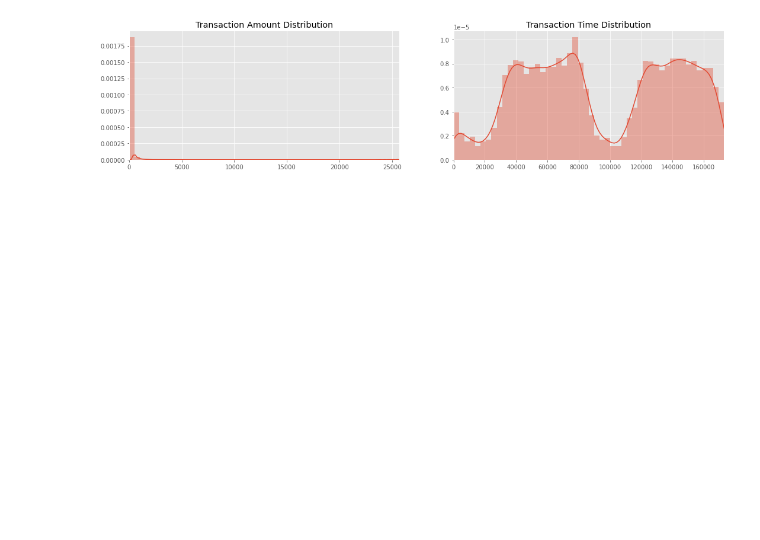
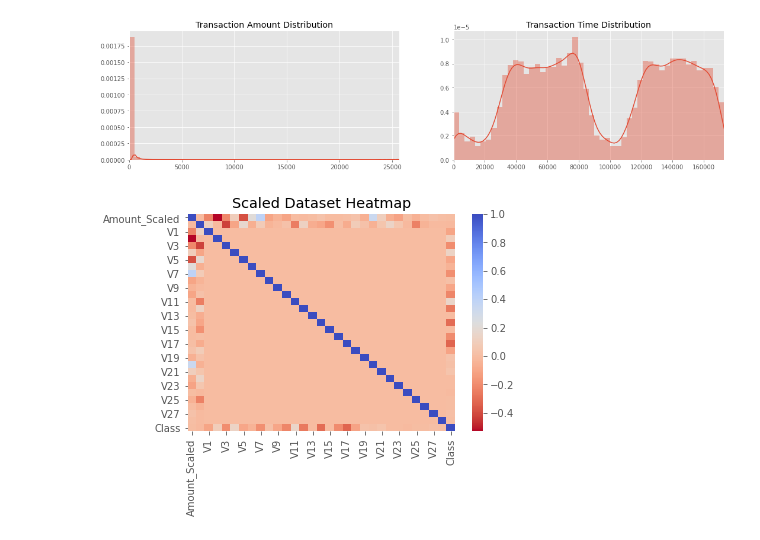
Before and after one commit to adf0221/data_final_project, a Jupyter notebook: final_project.ipynb, the cells around one changed output. Cells and saved outputs as stored; diff of their text form; code cells hidden in the pictures; blank space fills up the shorter version.

```diff
--- a/final_project.ipynb
+++ b/final_project.ipynb
@@ -84,3 +93,7 @@ df_creditcard.insert(1,'Time_Scaled',scaled_time_placeholder)
 # %%
 # Second run of the random forest model using scaled dataset
 run_random_forest(df_creditcard,"Scaled", random_forest_file_name)
+# %%
+gen_heatmap_plot(df_creditcard, "Scaled")
+# %% [output]
+[figure, added]
```
Also changed, not shown: parts of 4 cells of this notebook, 3 other files.
